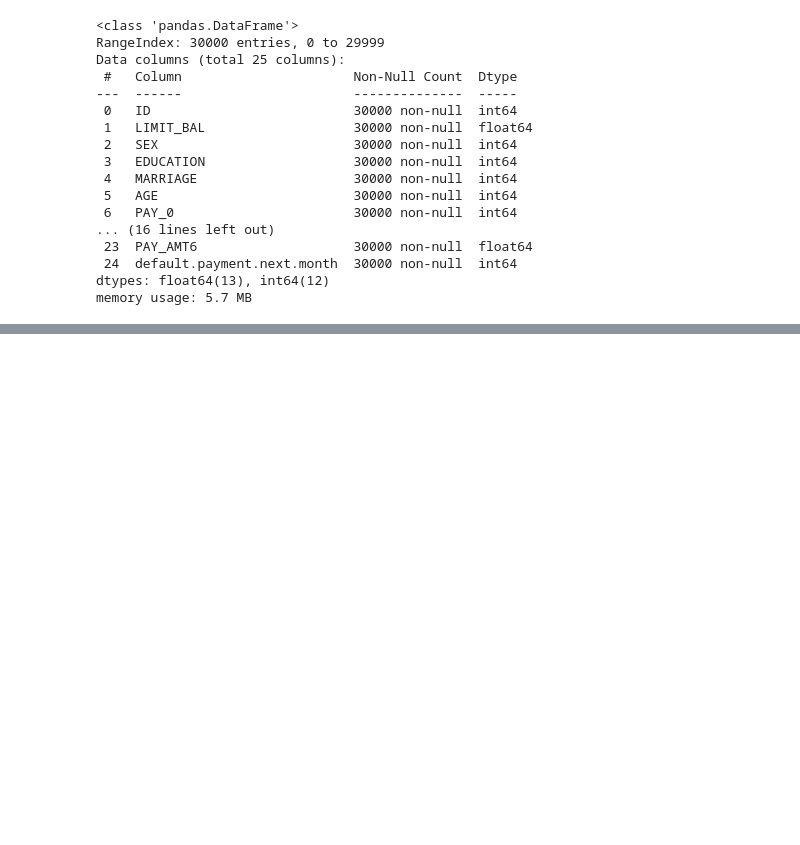
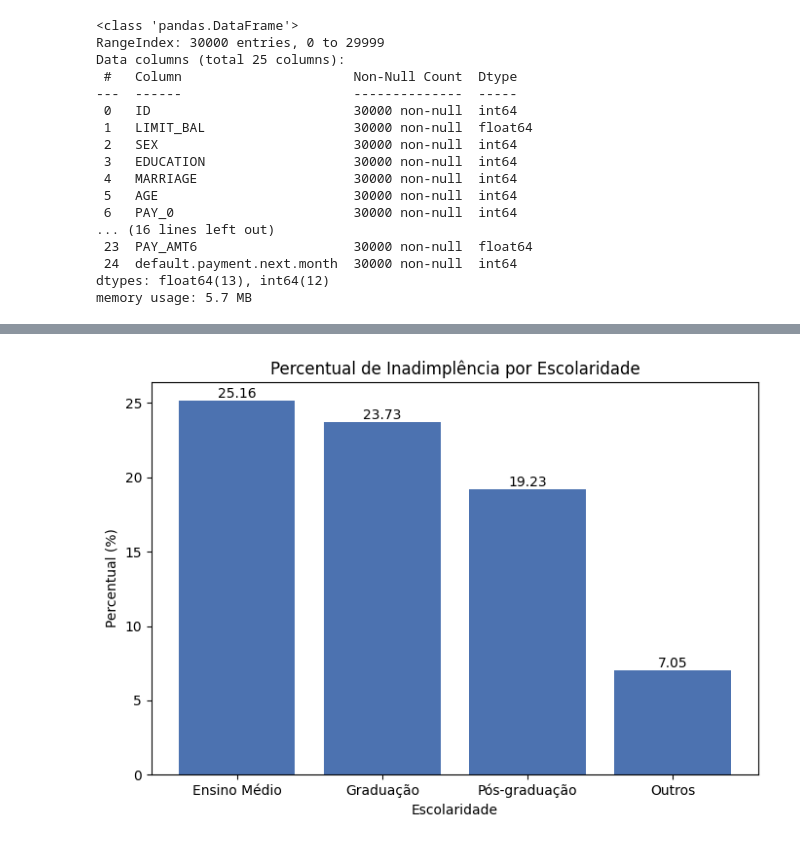
Before and after one commit to rtyodono/ProjetoTecnicasDeProgramacao, a Jupyter notebook: Projeto.ipynb, the cells around one changed output, grey strips where cells are left out. Cells and saved outputs as stored; diff of their text form; code cells hidden in the pictures; blank space fills up the shorter version.

```diff
--- a/Projeto.ipynb
+++ b/Projeto.ipynb
@@ -177,0 +282,31 @@ for coluna in variaveis_quantitativas:
+# %%
+# Inadimplência por escolaridade
+
+inad_por_escolaridade = df.groupby('ESCOLARIDADE')['INADIMPLENTE'].value_counts(normalize=True).mul(100).round(2)
+inad_por_escolaridade = inad_por_escolaridade[[('Ensino Médio', 'Sim'), ('Graduação', 'Sim'),('Pós-graduação', 'Sim'),('Outros', 'Sim')]]
+# %%
+# Gráfico
+plot_df = inad_por_escolaridade.reset_index()
+plot_df.columns = ['ESCOLARIDADE', 'INADIMPLENTE', 'PERCENTUAL']
+
+fig, ax = plt.subplots(figsize=(7,5))
+bars = ax.bar(plot_df['ESCOLARIDADE'], plot_df['PERCENTUAL'], color='#4C72B0')
+
+plt.title('Percentual de Inadimplência por Escolaridade')
+plt.xlabel('Escolaridade')
+plt.ylabel('Percentual (%)')
+plt.xticks(rotation=0)
+
+for bar in bars:
+    height = bar.get_height()
+    ax.text(
+        bar.get_x() + bar.get_width()/2,
+        height,
+        f'{height:.2f}',
+        ha='center', va='bottom'
+    )
+
+plt.tight_layout()
+plt.show()
+# %% [output]
+[figure, added]
```
Also changed, not shown: parts of 18 cells of this notebook.
